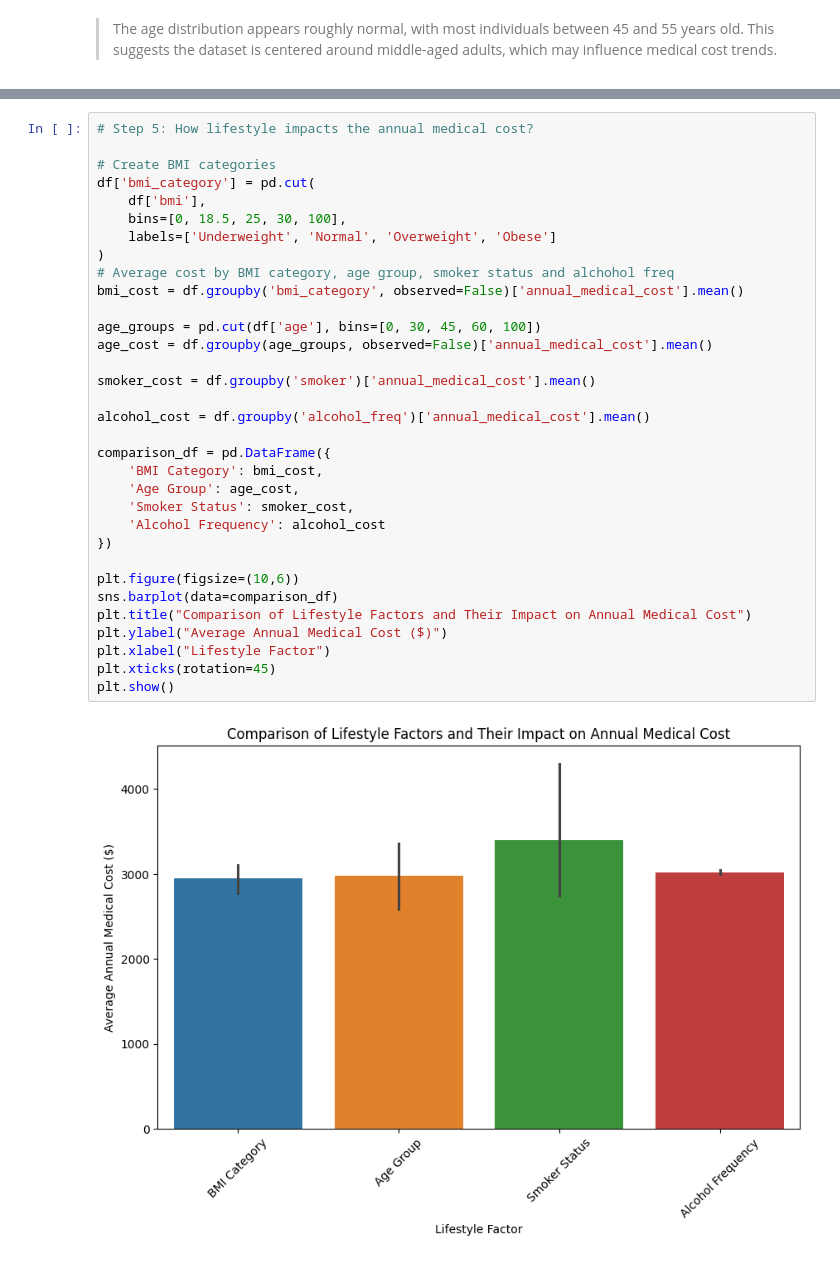
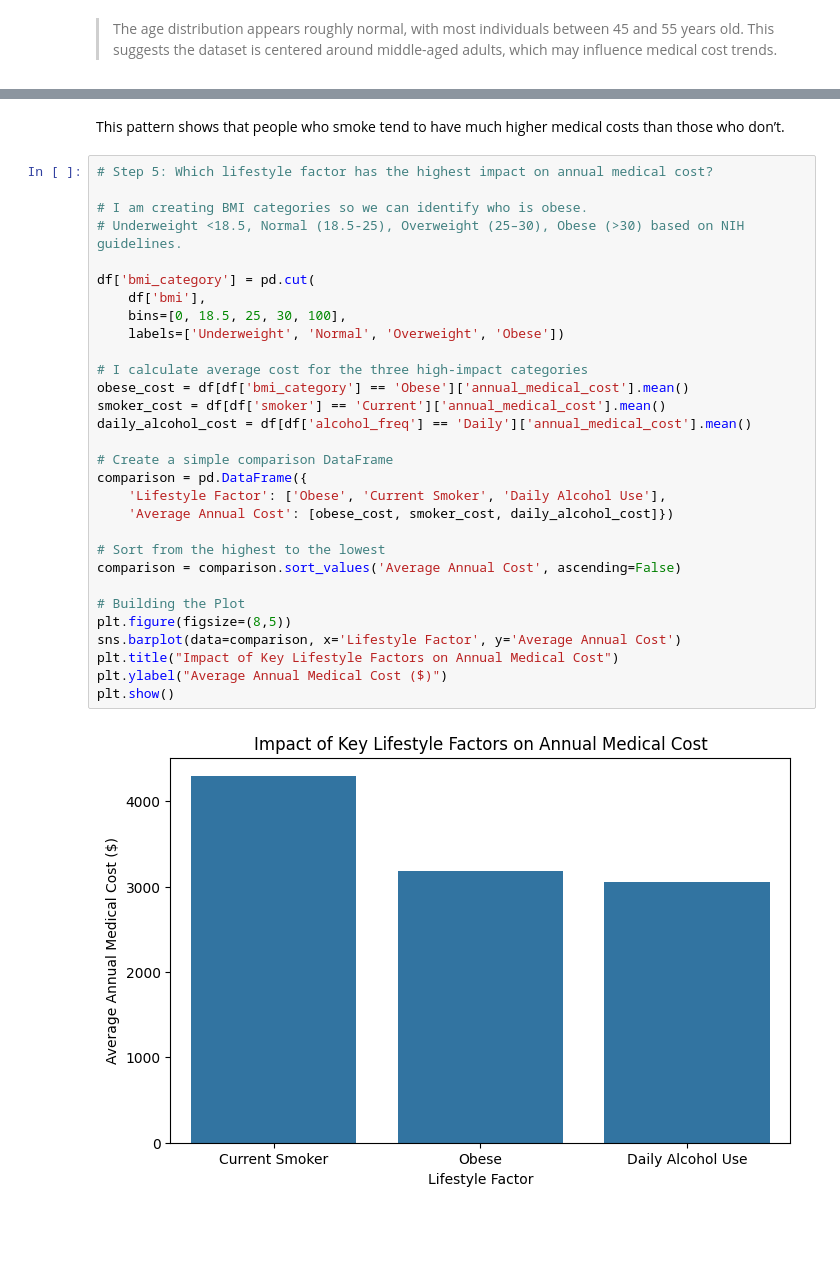
Before and after one commit to ornelagolloshi25/eda-checkpoint, a Jupyter notebook: checkpoint-two.ipynb, the cells around one changed output, grey strips where cells are left out. Drawn from its saved outputs; the diff is of its cells as text; blank space fills up the shorter version.

```diff
--- a/checkpoint-two.ipynb
+++ b/checkpoint-two.ipynb
@@ -239,35 +237,34 @@ plt.show()
+# %% [markdown]
+This pattern shows that people who smoke tend to have much higher medical costs than those who don’t.
 # %%
-# Step 5: How lifestyle impacts the annual medical cost?
+# Step 5: Which lifestyle factor has the highest impact on annual medical cost?
 
-# Create BMI categories
+# I am creating BMI categories so we can identify who is obese.
+# Underweight <18.5, Normal (18.5-25), Overweight (25–30), Obese (>30) based on NIH guidelines.
+
 df['bmi_category'] = pd.cut(
     df['bmi'],
     bins=[0, 18.5, 25, 30, 100],
-    labels=['Underweight', 'Normal', 'Overweight', 'Obese']
-)
-# Average cost by BMI category, age group, smoker status and alchohol freq
-bmi_cost = df.groupby('bmi_category', observed=False)['annual_medical_cost'].mean()
+    labels=['Underweight', 'Normal', 'Overweight', 'Obese'])
 
-age_groups = pd.cut(df['age'], bins=[0, 30, 45, 60, 100])
-age_cost = df.groupby(age_groups, observed=False)['annual_medical_cost'].mean()
+# I calculate average cost for the three high‑impact categories
+obese_cost = df[df['bmi_category'] == 'Obese']['annual_medical_cost'].mean()
+smoker_cost = df[df['smoker'] == 'Current']['annual_medical_cost'].mean()
+daily_alcohol_cost = df[df['alcohol_freq'] == 'Daily']['annual_medical_cost'].mean()
 
-smoker_cost = df.groupby('smoker')['annual_medical_cost'].mean()
+# Create a simple comparison DataFrame
+comparison = pd.DataFrame({
+    'Lifestyle Factor': ['Obese', 'Current Smoker', 'Daily Alcohol Use'],
+    'Average Annual Cost': [obese_cost, smoker_cost, daily_alcohol_cost]})
 
-alcohol_cost = df.groupby('alcohol_freq')['annual_medical_cost'].mean()
+# Sort from the highest to the lowest
+comparison = comparison.sort_values('Average Annual Cost', ascending=False)
 
-comparison_df = pd.DataFrame({
-    'BMI Category': bmi_cost,
-    'Age Group': age_cost,
-    'Smoker Status': smoker_cost,
-    'Alcohol Frequency': alcohol_cost
-})
-
-plt.figure(figsize=(10,6))
-sns.barplot(data=comparison_df)
-plt.title("Comparison of Lifestyle Factors and Their Impact on Annual Medical Cost")
+# Building the Plot
+plt.figure(figsize=(8,5))
+sns.barplot(data=comparison, x='Lifestyle Factor', y='Average Annual Cost')
+plt.title("Impact of Key Lifestyle Factors on Annual Medical Cost")
 plt.ylabel("Average Annual Medical Cost ($)")
-plt.xlabel("Lifestyle Factor")
-plt.xticks(rotation=45)
 plt.show()
 # %% [output]
-[figure, old version]
+[figure, new version]
```
Also changed, not shown: parts of 13 cells of this notebook.
